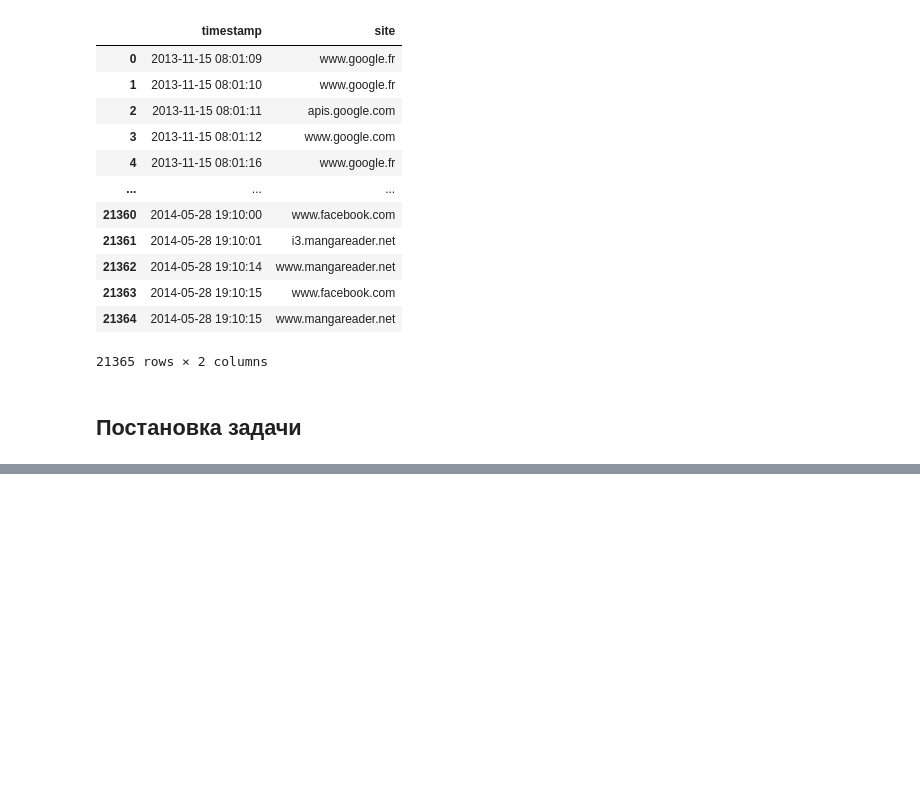
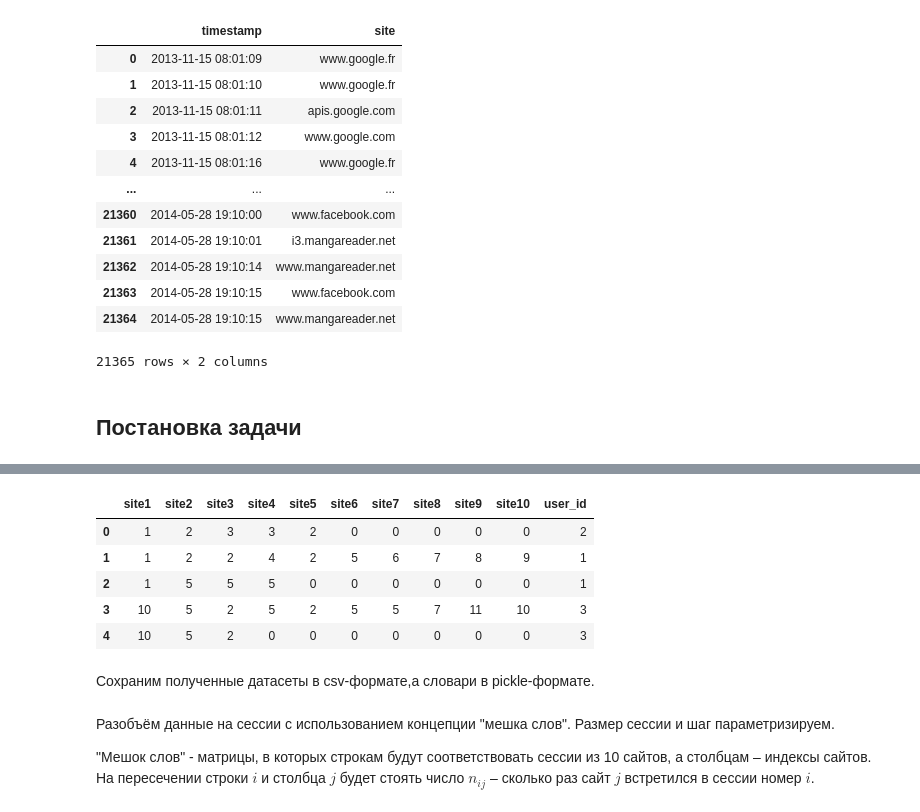
Before and after one commit to Uniholder/Specialization-Yandex-MIPT, a Jupyter notebook: 6_Final_projects/1_user_identification/week7_report.ipynb, the cells around one changed output, grey strips where cells are left out. Saved outputs shown, nothing was run; the diff lists cells and outputs as text; code cells hidden in the pictures; blank space fills up the shorter version.

```diff
--- a/6_Final_projects/1_user_identification/week7_report.ipynb
+++ b/6_Final_projects/1_user_identification/week7_report.ipynb
@@ -138,0 +229,11 @@ pd.read_csv(os.path.join(PATH_TO_DATA, '150users/user0006.csv'))
+# %%
+train_data_toy
+# %% [output]
+|  | site1 | site2 | site3 | site4 | site5 | site6 | site7 | site8 | site9 | site10 | user_id |
+| 0 | 1 | 2 | 3 | 3 | 2 | 0 | 0 | 0 | 0 | 0 | 2 |
+| 1 | 1 | 2 | 2 | 4 | 2 | 5 | 6 | 7 | 8 | 9 | 1 |
+| 2 | 1 | 5 | 5 | 5 | 0 | 0 | 0 | 0 | 0 | 0 | 1 |
+| 3 | 10 | 5 | 2 | 5 | 2 | 5 | 5 | 7 | 11 | 10 | 3 |
+| 4 | 10 | 5 | 2 | 0 | 0 | 0 | 0 | 0 | 0 | 0 | 3 |
+# %% [markdown]
+Сохраним полученные датасеты в csv-формате,а словари в pickle-формате.
@@ -138,0 +249,4 @@ pd.read_csv(os.path.join(PATH_TO_DATA, '150users/user0006.csv'))
+# %% [markdown]
+Разобъём данные на сессии с использованием концепции "мешка слов". Размер сессии и шаг параметризируем.
+
+"Мешок слов" - матрицы, в которых строкам будут соответствовать сессии из 10 сайтов, а столбцам – индексы сайтов. На пересечении строки $i$ и столбца $j$ будет стоять число $n_{ij}$ – cколько раз сайт $j$ встретился в сессии номер $i$.
```
Also changed, not shown: parts of 28 cells of this notebook, 1 other file.
